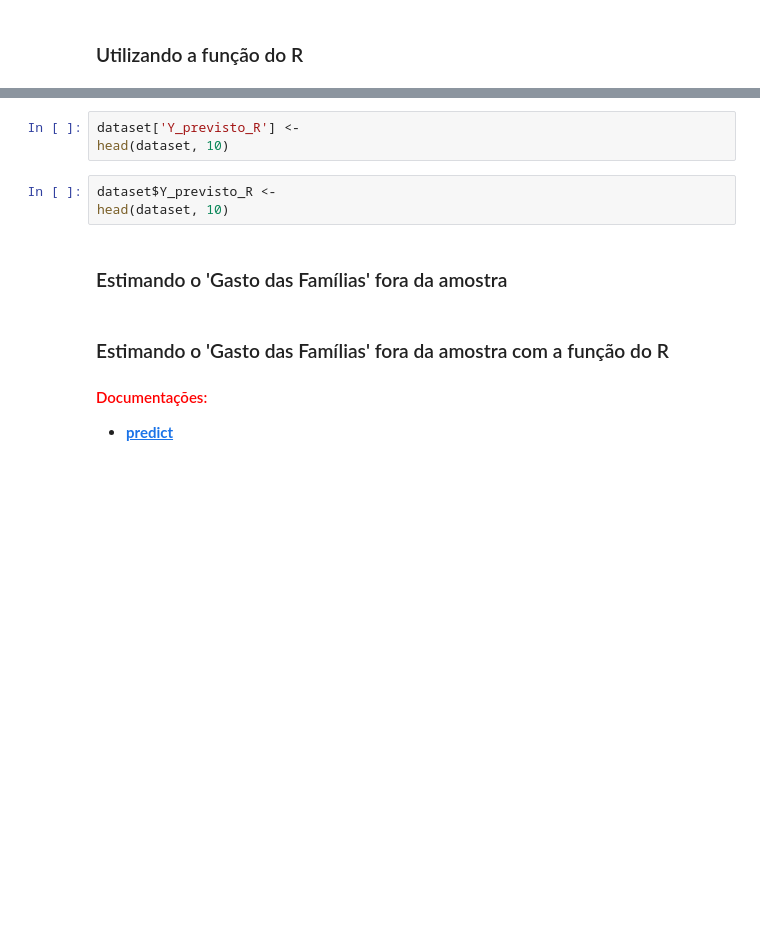
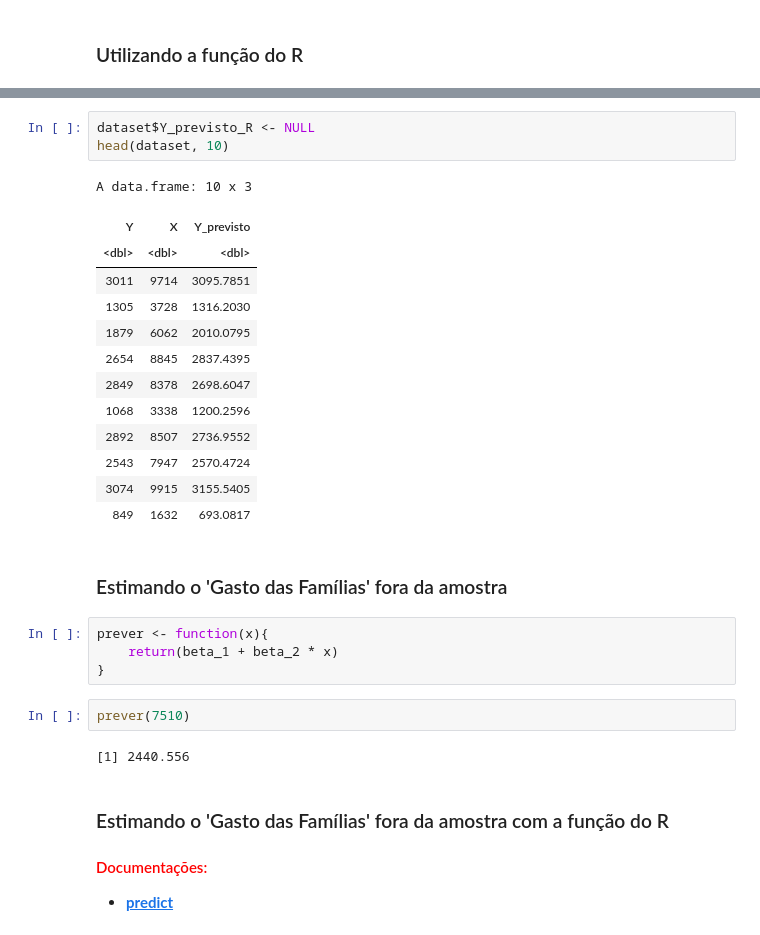
Before and after one commit to LjotaBR/Alura_Curso4, a Jupyter notebook: Curso_de_Estatística_Parte_4.ipynb, the cells around one changed output, grey strips where cells are left out. Drawn from its saved outputs; the diff is of its cells as text; blank space fills up the shorter version.

```diff
--- a/Curso_de_Estatística_Parte_4.ipynb
+++ b/Curso_de_Estatística_Parte_4.ipynb
@@ -763,11 +896,30 @@ head(dataset, 10)
 # %%
-dataset['Y_previsto_R'] <-
+dataset$Y_previsto_R <- NULL
 head(dataset, 10)
+# %% [output]
+A data.frame: 10 x 3
+| Y | X | Y_previsto |
+| <dbl> | <dbl> | <dbl> |
+| 3011 | 9714 | 3095.7851 |
+| 1305 | 3728 | 1316.2030 |
+| 1879 | 6062 | 2010.0795 |
+| 2654 | 8845 | 2837.4395 |
+| 2849 | 8378 | 2698.6047 |
+| 1068 | 3338 | 1200.2596 |
+| 2892 | 8507 | 2736.9552 |
+| 2543 | 7947 | 2570.4724 |
+| 3074 | 9915 | 3155.5405 |
+| 849 | 1632 | 693.0817 |
-# %%
-dataset$Y_previsto_R <-
-head(dataset, 10)
 # %% [markdown]
 ### Estimando o 'Gasto das Famílias' fora da amostra
+# %%
+prever <- function(x){
+    return(beta_1 + beta_2 * x)
+}
+# %%
+prever(7510)
+# %% [output]
+[1] 2440.556
 # %% [markdown]
 ### Estimando o 'Gasto das Famílias' fora da amostra com a função do R
 
```
Also changed, not shown: parts of 30 cells of this notebook.
